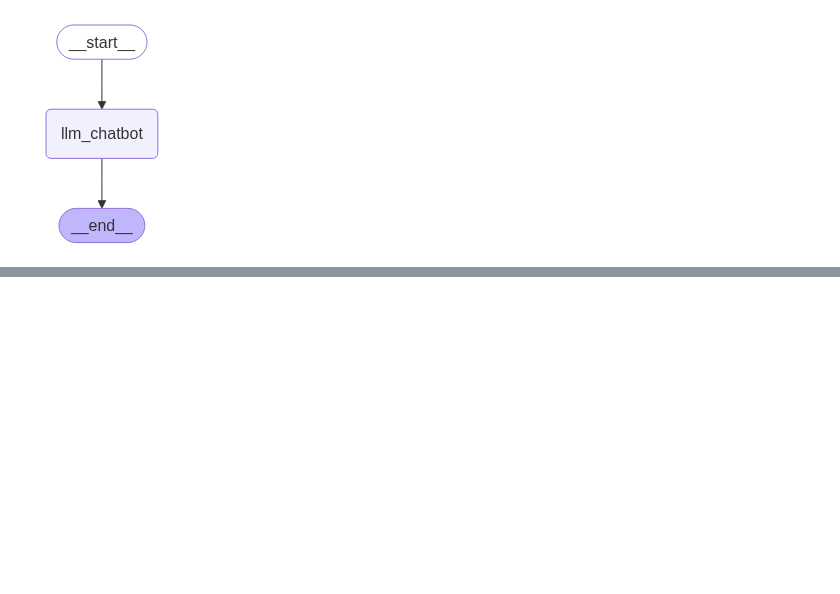
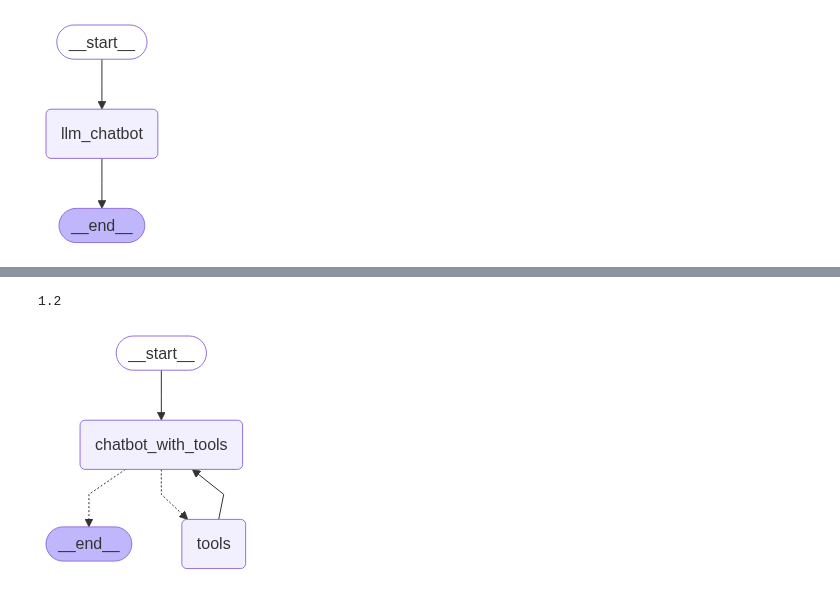
Before and after one commit to Alyxx-The-Sniper/practice_mode, a Jupyter notebook: test.ipynb, the cells around one changed output, grey strips where cells are left out. Cells and saved outputs as stored; diff of their text form; code cells hidden in the pictures; blank space fills up the shorter version.

```diff
--- a/test.ipynb
+++ b/test.ipynb
@@ -120,0 +129,67 @@ response['messages'][-1].content
+# %%
+# Websearch tool
+tool_websearch=TavilySearch(max_results=2)
+# %%
+# Custom tool
+def Room_AC_Horsepower_Computation(length:int,
+                                   width:int) -> float:
+    '''Compute the required AC horsepower for a room.
+
+    Multiply length × width to get square metres, then divide by 9
+    to estimate horsepower (1 HP ≈ 10 m²).
+
+    Args:
+        length (int): Room length in metres.
+        width (int): Room width in metres.
+
+    Returns:
+        float: Recommended horsepower (HP).
+    '''
+
+    sqm = length * width
+    hp = sqm/10
+    return hp
+
+# test
+Room_AC_Horsepower_Computation(3, 4)
+# %% [output]
+1.2
+# %%
+tools = [tool_websearch, Room_AC_Horsepower_Computation]
+
+# Bind the tools to llm
+# llm_deepinfra_tools = llm_deepinfra.bind_tools(tools)
+llm_openai_tools = llm_openai.bind_tools(tools)
+# %%
+from langgraph.graph import StateGraph, START, END
+from langgraph.prebuilt import ToolNode
+from langgraph.prebuilt import tools_condition
+
+class State(TypedDict):
+    messages: Annotated[list, add_messages]
+
+# Node difinition
+def chatbot_with_tools(state: State) -> State:
+            # reply = llm_deepinfra_tools.invoke(state["messages"])
+            reply = llm_openai_tools.invoke(state["messages"])
+            return {"messages": reply}
+# %%
+builder = StateGraph(State)
+
+builder.add_node('chatbot_with_tools', chatbot_with_tools)
+builder.add_node('tools', ToolNode(tools))
+
+builder.add_edge(START, 'chatbot_with_tools')
+
+builder.add_conditional_edges('chatbot_with_tools', tools_condition)
+    # if latest messages is atool call route to tools
+    # if not a tool call route to end
+
+# from tools return to LLM to format the answer (dont go directly to end)
+builder.add_edge('tools', 'chatbot_with_tools')
+
+graph = builder.compile()
+# %%
+display(Image(graph.get_graph().draw_mermaid_png()))
+# %% [output]
+[figure, added]
```
Also changed, not shown: parts of 30 cells of this notebook, 2 other files.
